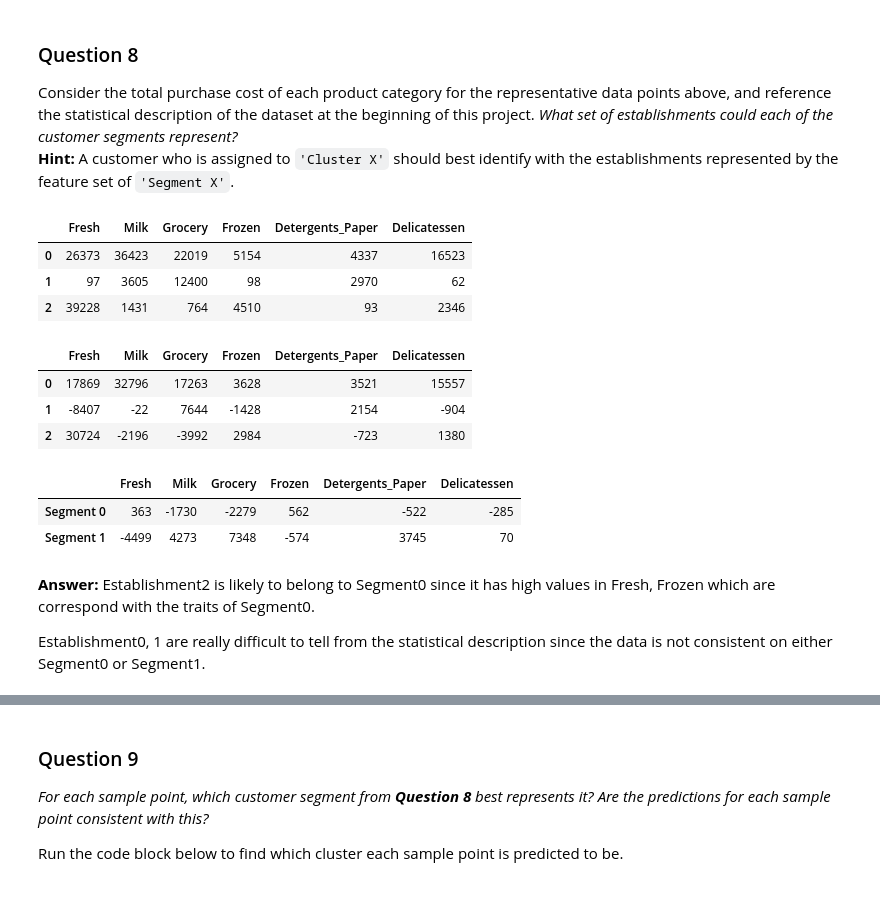
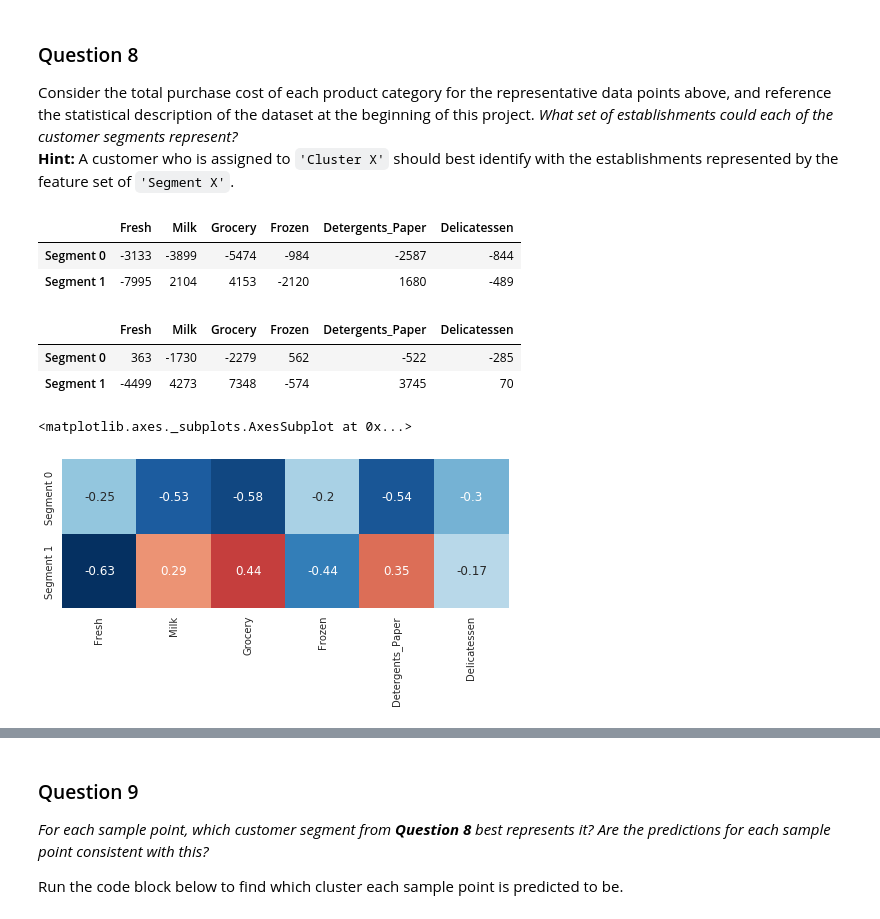
Before and after one commit to cirpue49/ml_project3, a Jupyter notebook: customer_segments.ipynb, the cells around one changed output, grey strips where cells are left out. Drawn from its saved outputs; the diff is of its cells as text; code cells hidden in the pictures.

```diff
--- a/customer_segments.ipynb
+++ b/customer_segments.ipynb
@@ -469,25 +469,20 @@ display(true_centers)
 ### Question 8
 Consider the total purchase cost of each product category for the representative data points above, and reference the statistical description of the dataset at the beginning of this project. *What set of establishments could each of the customer segments represent?*
 **Hint:** A customer who is assigned to `'Cluster X'` should best identify with the establishments represented by the feature set of `'Segment X'`.
-# %%
-display(samples)
-# %% [output]
-|  | Fresh | Milk | Grocery | Frozen | Detergents_Paper | Delicatessen |
-| 0 | 26373 | 36423 | 22019 | 5154 | 4337 | 16523 |
-| 1 | 97 | 3605 | 12400 | 98 | 2970 | 62 |
-| 2 | 39228 | 1431 | 764 | 4510 | 93 | 2346 |
 # %%
-display(samples - data.median().round())
+display(true_centers - data.mean().round())
 display(true_centers - data.median().round())
 # %% [output]
 |  | Fresh | Milk | Grocery | Frozen | Detergents_Paper | Delicatessen |
-| 0 | 17869 | 32796 | 17263 | 3628 | 3521 | 15557 |
-| 1 | -8407 | -22 | 7644 | -1428 | 2154 | -904 |
-| 2 | 30724 | -2196 | -3992 | 2984 | -723 | 1380 |
+| Segment 0 | -3133 | -3899 | -5474 | -984 | -2587 | -844 |
+| Segment 1 | -7995 | 2104 | 4153 | -2120 | 1680 | -489 |
 |  | Fresh | Milk | Grocery | Frozen | Detergents_Paper | Delicatessen |
 | Segment 0 | 363 | -1730 | -2279 | 562 | -522 | -285 |
 | Segment 1 | -4499 | 4273 | 7348 | -574 | 3745 | 70 |
-# %% [markdown]
-**Answer:** Establishment2 is likely to belong to Segment0 since it has high values in Fresh, Frozen which are correspond with the traits of Segment0.
-
-Establishment0, 1 are really difficult to tell from the statistical description since the data is not consistent on either Segment0 or Segment1.
+# %%
+import seaborn as sns
+
+sns.heatmap((true_centers-data.mean())/data.std(ddof=1), annot=True, cbar=False, square=True)
+# %% [output]
+<matplotlib.axes._subplots.AxesSubplot at 0x...>
+[figure, added]
```
Also changed, not shown: parts of 7 cells of this notebook, 1 other file.
